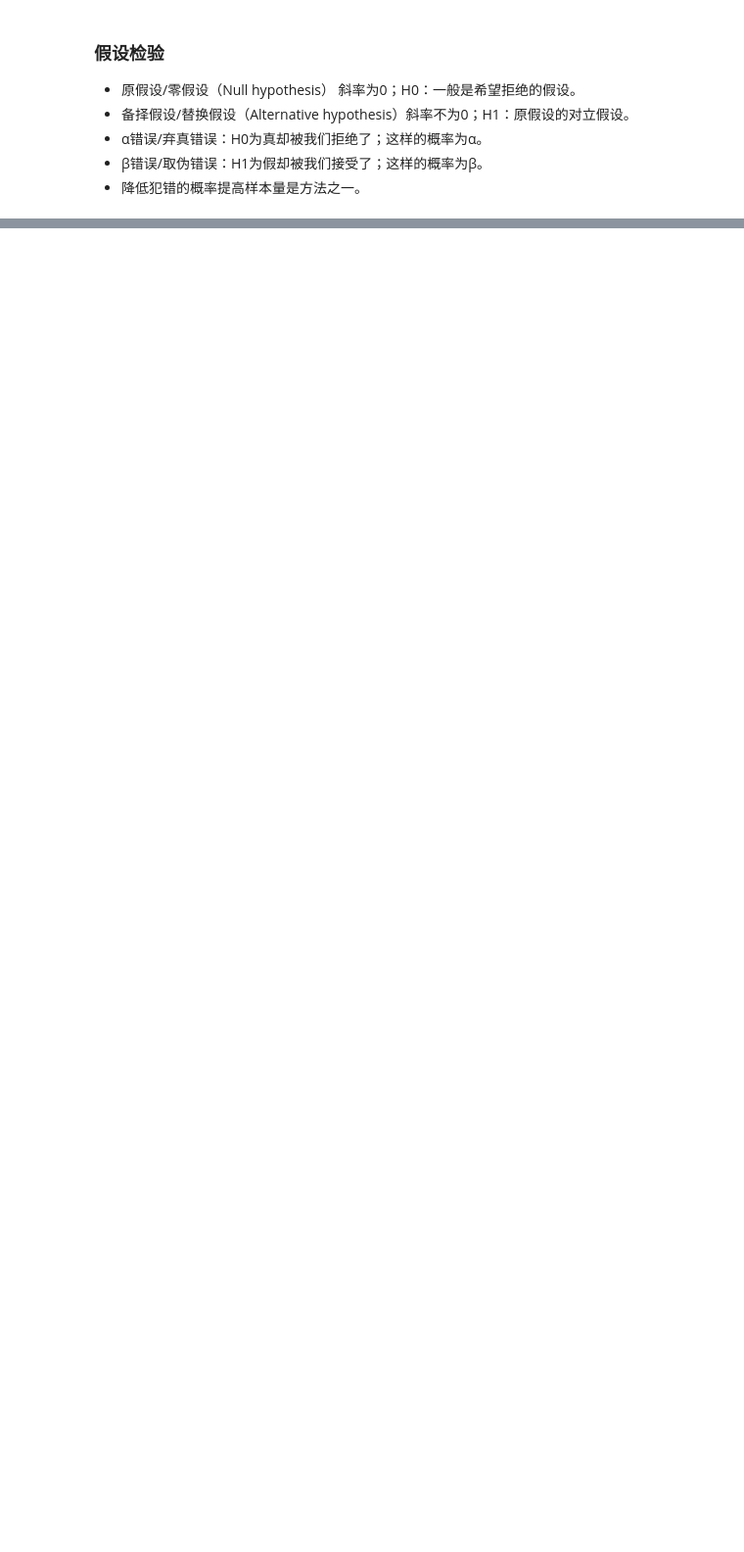
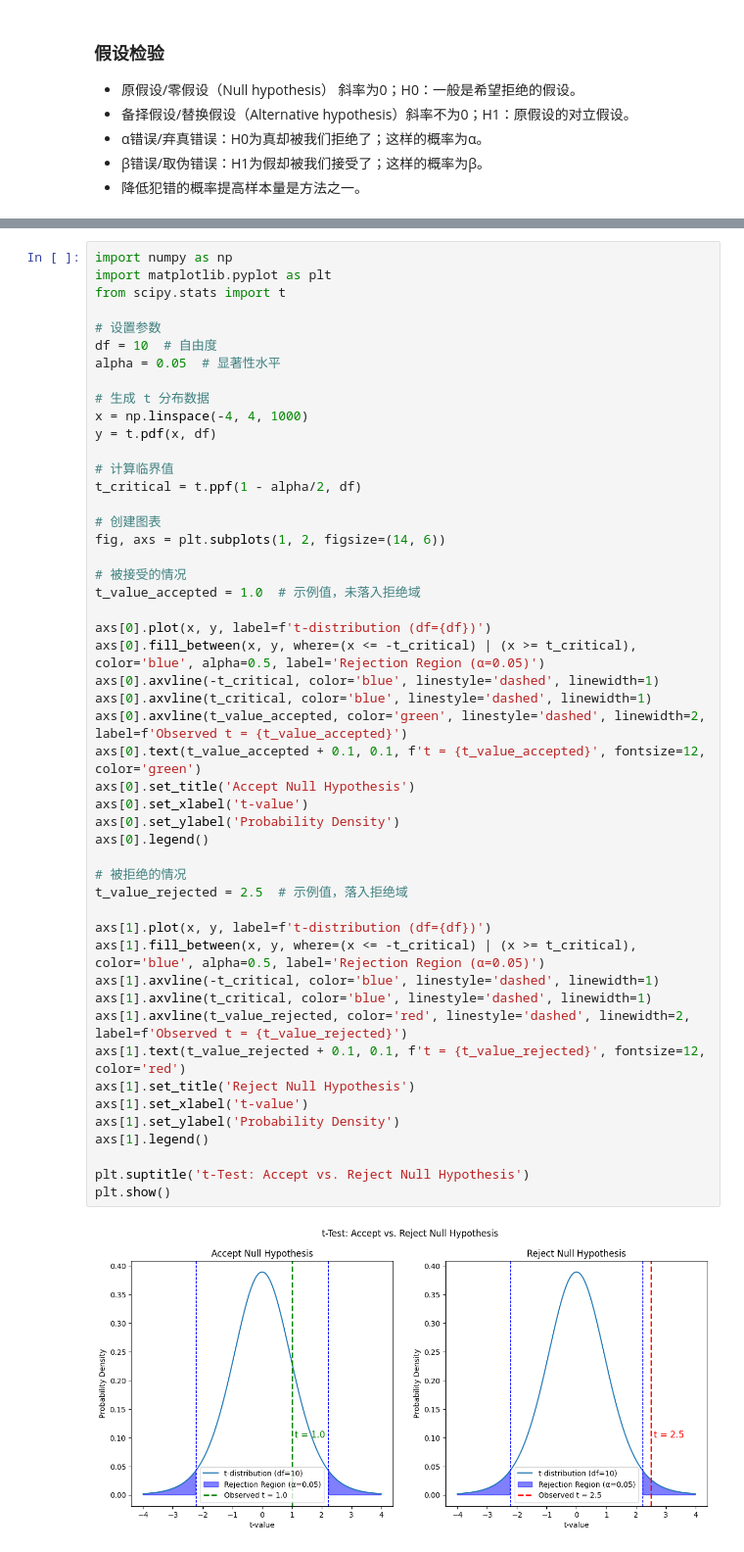
Before and after one commit to TomYU2023/0-1AI, a Jupyter notebook: AI(python)/统计学基础/07假设检验.ipynb, the cells around one changed output, grey strips where cells are left out. Shown: that part at 98% size. Drawn from its saved outputs; the diff is of its cells as text; blank space fills up the shorter version.

```diff
--- a/AI(python)/统计学基础/07假设检验.ipynb
+++ b/AI(python)/统计学基础/07假设检验.ipynb
@@ -84,0 +42,51 @@ $$
+# %%
+import numpy as np
+import matplotlib.pyplot as plt
+from scipy.stats import t
+
+# 设置参数
+df = 10  # 自由度
+alpha = 0.05  # 显著性水平
+
+# 生成 t 分布数据
+x = np.linspace(-4, 4, 1000)
+y = t.pdf(x, df)
+
+# 计算临界值
+t_critical = t.ppf(1 - alpha/2, df)
+
+# 创建图表
+fig, axs = plt.subplots(1, 2, figsize=(14, 6))
+
+# 被接受的情况
+t_value_accepted = 1.0  # 示例值，未落入拒绝域
+
+axs[0].plot(x, y, label=f't-distribution (df={df})')
+axs[0].fill_between(x, y, where=(x <= -t_critical) | (x >= t_critical), color='blue', alpha=0.5, label='Rejection Region (α=0.05)')
+axs[0].axvline(-t_critical, color='blue', linestyle='dashed', linewidth=1)
+axs[0].axvline(t_critical, color='blue', linestyle='dashed', linewidth=1)
+axs[0].axvline(t_value_accepted, color='green', linestyle='dashed', linewidth=2, label=f'Observed t = {t_value_accepted}')
+axs[0].text(t_value_accepted + 0.1, 0.1, f't = {t_value_accepted}', fontsize=12, color='green')
+axs[0].set_title('Accept Null Hypothesis')
+axs[0].set_xlabel('t-value')
+axs[0].set_ylabel('Probability Density')
+axs[0].legend()
+
+# 被拒绝的情况
+t_value_rejected = 2.5  # 示例值，落入拒绝域
+
+axs[1].plot(x, y, label=f't-distribution (df={df})')
+axs[1].fill_between(x, y, where=(x <= -t_critical) | (x >= t_critical), color='blue', alpha=0.5, label='Rejection Region (α=0.05)')
+axs[1].axvline(-t_critical, color='blue', linestyle='dashed', linewidth=1)
+axs[1].axvline(t_critical, color='blue', linestyle='dashed', linewidth=1)
+axs[1].axvline(t_value_rejected, color='red', linestyle='dashed', linewidth=2, label=f'Observed t = {t_value_rejected}')
+axs[1].text(t_value_rejected + 0.1, 0.1, f't = {t_value_rejected}', fontsize=12, color='red')
+axs[1].set_title('Reject Null Hypothesis')
+axs[1].set_xlabel('t-value')
+axs[1].set_ylabel('Probability Density')
+axs[1].legend()
+
+plt.suptitle('t-Test: Accept vs. Reject Null Hypothesis')
+plt.show()
+# %% [output]
+[figure, added]
```
Also changed, not shown: parts of 14 cells of this notebook, 2 other files.
